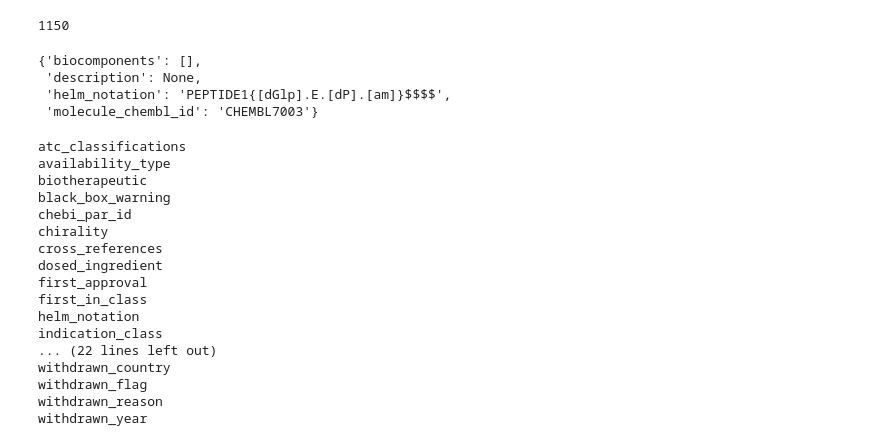
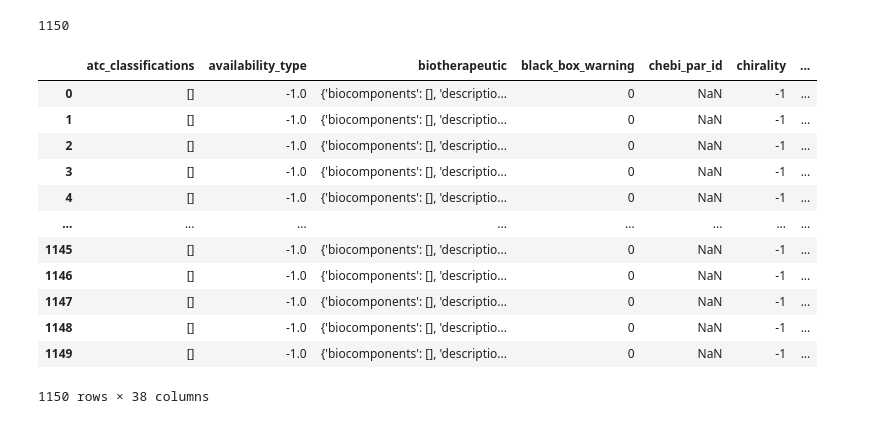
Before and after one commit to Cargill-Capstone2021/ADME-modeling-for-Cargill, a Jupyter notebook: docs/data_extraction_and_preparation.ipynb, the cells around one changed output. Cells and saved outputs as stored; diff of their text form; code cells hidden in the pictures.

```diff
--- a/docs/data_extraction_and_preparation.ipynb
+++ b/docs/data_extraction_and_preparation.ipynb
@@ -4,3 +4,5 @@ from operator import itemgetter
 from IPython.display import display, SVG
 import pandas as pd
 from chembl_webresource_client.new_client import new_client
+molecule = new_client.molecule
+molecule.set_format('json')
@@ -15,32 +14,4 @@ len(biotherapeutics)
 # %% [output]
 1150
 # %%
-df = pd.DataFrame(list(biotherapeutics.all()))
+biotherapeutics_df = pd.DataFrame(list(biotherapeutics.all()))
-# %%
-df['biotherapeutic'][1]
-# %% [output]
-{'biocomponents': [],
- 'description': None,
- 'helm_notation': 'PEPTIDE1{[dGlp].E.[dP].[am]}$$$$',
- 'molecule_chembl_id': 'CHEMBL7003'}
-# %%
-for col in df.columns:
-    print(col)
-# %% [output]
-atc_classifications
-availability_type
-biotherapeutic
-black_box_warning
-chebi_par_id
-chirality
-cross_references
-dosed_ingredient
-first_approval
-first_in_class
-helm_notation
-indication_class
-... (22 lines left out)
-withdrawn_country
-withdrawn_flag
-withdrawn_reason
-withdrawn_year
@@ -48,0 +18,16 @@ assay_A = pd.read_csv('assay_bos_taurus.csv',sep=';')
+# %%
+biotherapeutics_df
+# %% [output]
+|  | atc_classifications | availability_type | biotherapeutic | black_box_warning | chebi_par_id | chirality | ... |
+| 0 | [] | -1.0 | {'biocomponents': [], 'descriptio... | 0 | NaN | -1 | ... |
+| 1 | [] | -1.0 | {'biocomponents': [], 'descriptio... | 0 | NaN | -1 | ... |
+| 2 | [] | -1.0 | {'biocomponents': [], 'descriptio... | 0 | NaN | -1 | ... |
+| 3 | [] | -1.0 | {'biocomponents': [], 'descriptio... | 0 | NaN | -1 | ... |
+| 4 | [] | -1.0 | {'biocomponents': [], 'descriptio... | 0 | NaN | -1 | ... |
+| ... | ... | ... | ... | ... | ... | ... | ... |
+| 1145 | [] | -1.0 | {'biocomponents': [], 'descriptio... | 0 | NaN | -1 | ... |
+| 1146 | [] | -1.0 | {'biocomponents': [], 'descriptio... | 0 | NaN | -1 | ... |
+| 1147 | [] | -1.0 | {'biocomponents': [], 'descriptio... | 0 | NaN | -1 | ... |
+| 1148 | [] | -1.0 | {'biocomponents': [], 'descriptio... | 0 | NaN | -1 | ... |
+| 1149 | [] | -1.0 | {'biocomponents': [], 'descriptio... | 0 | NaN | -1 | ... |
+1150 rows × 38 columns
```
Also changed, not shown: parts of 28 cells of this notebook.
